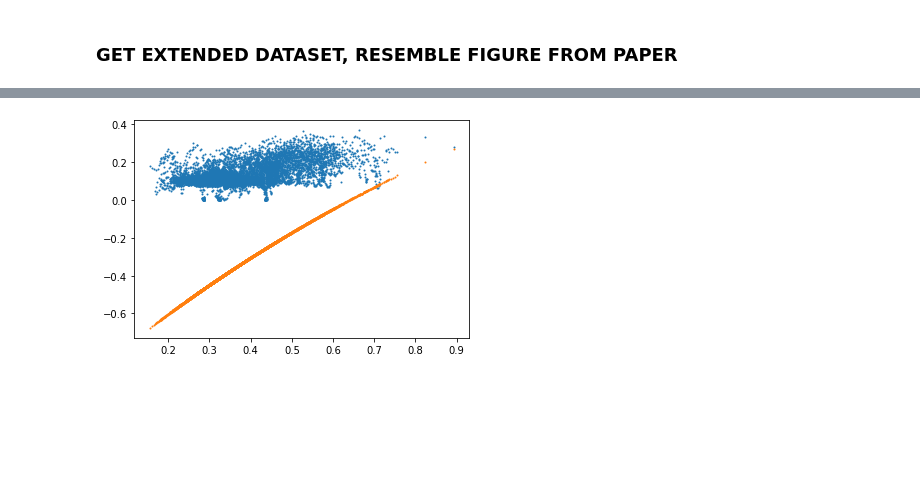
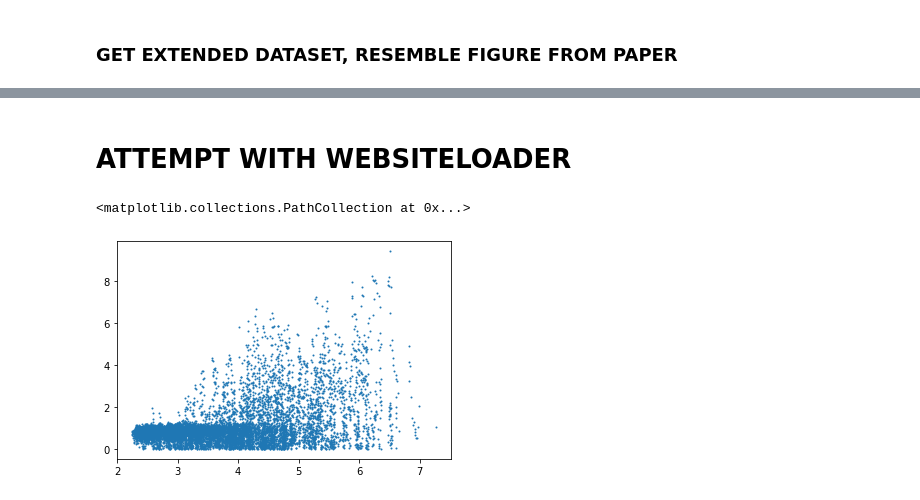
Before and after one commit to AlexPasqua/MLCMS-project, a Jupyter notebook: src/reproduce_FD.ipynb, the cells around one changed output, grey strips where cells are left out. Saved outputs shown, nothing was run; the diff lists cells and outputs as text; code cells hidden in the pictures; blank space fills up the shorter version.

```diff
--- a/src/reproduce_FD.ipynb
+++ b/src/reproduce_FD.ipynb
@@ -50,0 +34,7 @@ def fd_exec(m_s, v0, T, l):
+# %%
+corridor_file = "../data/corridor_15_complete_dataframe_2"
+column_names = ['ID', 'FRAME', 'X', 'Y', 'MEAN_SPACING', 'OTHER_POSITIONS', 'SPEED']
+corridor_df = pd.read_csv(corridor_file, header=None, sep=" ", names=column_names)
+corridor_df.head()
+# extended_corridor_df = create_complete_dataframe(corridor_file)
+# extended_corridor_df['MEAN_SPACING'] = extended_corridor_df['MEAN_SPACING'].astype(float)
@@ -51,13 +67,27 @@ def fd_exec(m_s, v0, T, l):
+# %% [markdown]
+# ATTEMPT WITH WEBSITELOADER
+# %%
+tmpRawdata = np.loadtxt(corridor_file, delimiter=" ", skiprows=1)
+d = {}
+d['FRAME'] = tmpRawdata[:,0]
+d['ID'] = tmpRawdata[:,1]
+d['SPEED'] = tmpRawdata[:,2]
+d['MEAN_SPACING'] = tmpRawdata[:,3]
+d['KNN'] = tmpRawdata[:,4:]
 # %%
+extended_corridor_df = d
+speed_cm = extended_corridor_df['SPEED']
+mean_spacing_cm = extended_corridor_df['MEAN_SPACING']
 c_v0 = 1.6
 c_T = 0.86
 c_l = 0.64
-mean_spacings = extended_corridor_df['MEAN_SPACING'].unique()
 fd_res = []
-for m_s in mean_spacings:
-    fd_res.append(fd_exec(m_s, c_v0, c_T, c_l))
-plt.scatter(mean_spacing, speed, s=1)
-plt.scatter(mean_spacings, fd_res, s=1)
-plt.show()
+# mean_spacing_linspace = np.linspace(0.6, max(mean_spacing_cm), 1000)
+# for m_s in mean_spacing_linspace:
+#     fd_res.append(fd_exec(m_s, c_v0, c_T, c_l))
+plt.scatter(mean_spacing_cm, speed_cm, s=1)
+# plt.scatter(mean_spacing_linspace, fd_res, s=1)
+# plt.xlim(0,3.5)
 # %% [output]
+<matplotlib.collections.PathCollection at 0x...>
-[figure, old version]
+[figure, new version]
```
Also changed, not shown: parts of 14 cells of this notebook, 9 other files.
